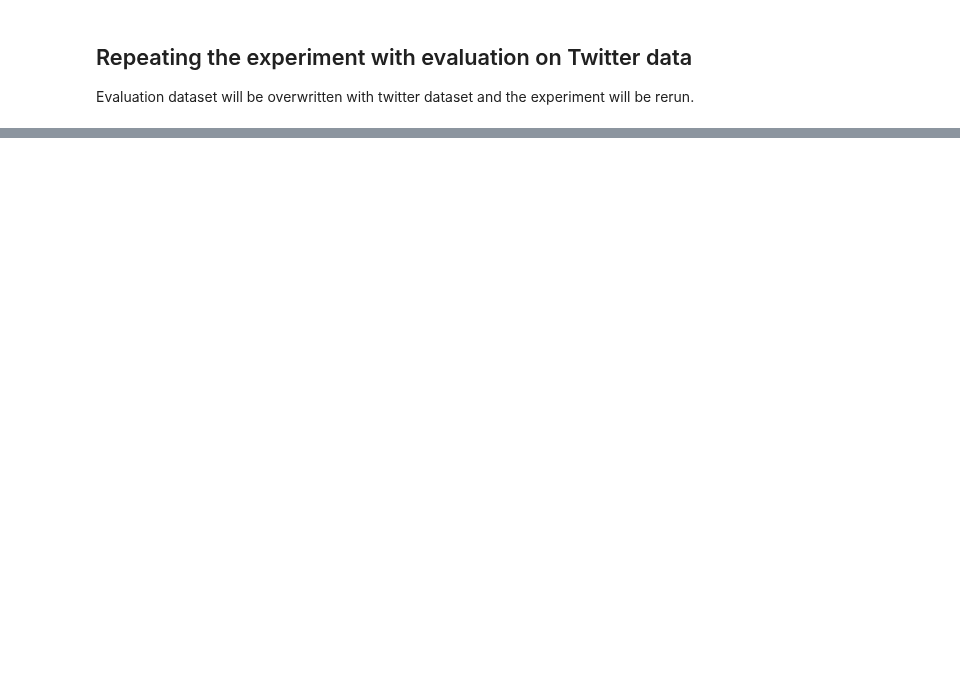
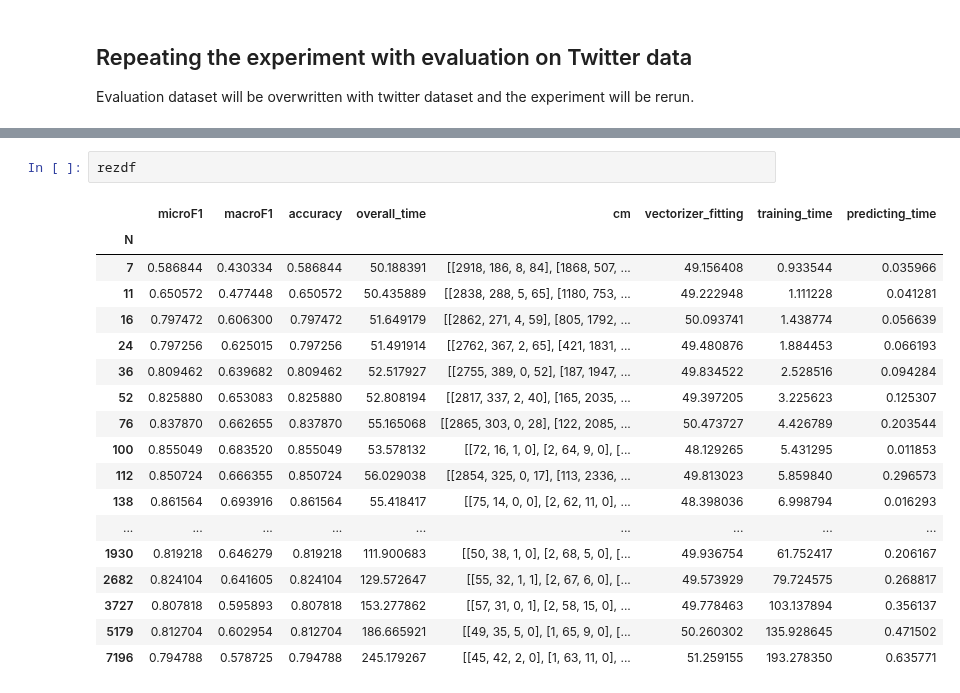
Before and after one commit to 5roop/task4, a Jupyter notebook: 14_optimizing_for_number_of_tokens.ipynb, the cells around one changed output, grey strips where cells are left out. Saved outputs shown, nothing was run; the diff lists cells and outputs as text; blank space fills up the shorter version.

```diff
--- a/14_optimizing_for_number_of_tokens.ipynb
+++ b/14_optimizing_for_number_of_tokens.ipynb
@@ -330,0 +354,21 @@ rezdf.to_csv("14_results_twitter.csv", index=False)
+# %%
+rezdf
+# %% [output]
+|  | microF1 | macroF1 | accuracy | overall_time | cm | vectorizer_fitting | training_time | predicting_time |
+| N |  |  |  |  |  |  |  |  |
+| 7 | 0.586844 | 0.430334 | 0.586844 | 50.188391 | [[2918, 186, 8, 84], [1868, 507, ... | 49.156408 | 0.933544 | 0.035966 |
+| 11 | 0.650572 | 0.477448 | 0.650572 | 50.435889 | [[2838, 288, 5, 65], [1180, 753, ... | 49.222948 | 1.111228 | 0.041281 |
+| 16 | 0.797472 | 0.606300 | 0.797472 | 51.649179 | [[2862, 271, 4, 59], [805, 1792, ... | 50.093741 | 1.438774 | 0.056639 |
+| 24 | 0.797256 | 0.625015 | 0.797256 | 51.491914 | [[2762, 367, 2, 65], [421, 1831, ... | 49.480876 | 1.884453 | 0.066193 |
+| 36 | 0.809462 | 0.639682 | 0.809462 | 52.517927 | [[2755, 389, 0, 52], [187, 1947, ... | 49.834522 | 2.528516 | 0.094284 |
+| 52 | 0.825880 | 0.653083 | 0.825880 | 52.808194 | [[2817, 337, 2, 40], [165, 2035, ... | 49.397205 | 3.225623 | 0.125307 |
+| 76 | 0.837870 | 0.662655 | 0.837870 | 55.165068 | [[2865, 303, 0, 28], [122, 2085, ... | 50.473727 | 4.426789 | 0.203544 |
+| 100 | 0.855049 | 0.683520 | 0.855049 | 53.578132 | [[72, 16, 1, 0], [2, 64, 9, 0], [... | 48.129265 | 5.431295 | 0.011853 |
+| 112 | 0.850724 | 0.666355 | 0.850724 | 56.029038 | [[2854, 325, 0, 17], [113, 2336, ... | 49.813023 | 5.859840 | 0.296573 |
+| 138 | 0.861564 | 0.693916 | 0.861564 | 55.418417 | [[75, 14, 0, 0], [2, 62, 11, 0], ... | 48.398036 | 6.998794 | 0.016293 |
+| ... | ... | ... | ... | ... | ... | ... | ... | ... |
+| 1930 | 0.819218 | 0.646279 | 0.819218 | 111.900683 | [[50, 38, 1, 0], [2, 68, 5, 0], [... | 49.936754 | 61.752417 | 0.206167 |
+| 2682 | 0.824104 | 0.641605 | 0.824104 | 129.572647 | [[55, 32, 1, 1], [2, 67, 6, 0], [... | 49.573929 | 79.724575 | 0.268817 |
+| 3727 | 0.807818 | 0.595893 | 0.807818 | 153.277862 | [[57, 31, 0, 1], [2, 58, 15, 0], ... | 49.778463 | 103.137894 | 0.356137 |
+| 5179 | 0.812704 | 0.602954 | 0.812704 | 186.665921 | [[49, 35, 5, 0], [1, 65, 9, 0], [... | 50.260302 | 135.928645 | 0.471502 |
+| 7196 | 0.794788 | 0.578725 | 0.794788 | 245.179267 | [[45, 42, 2, 0], [1, 63, 11, 0], ... | 51.259155 | 193.278350 | 0.635771 |
```
Also changed, not shown: parts of 5 cells of this notebook, 4 other files.
